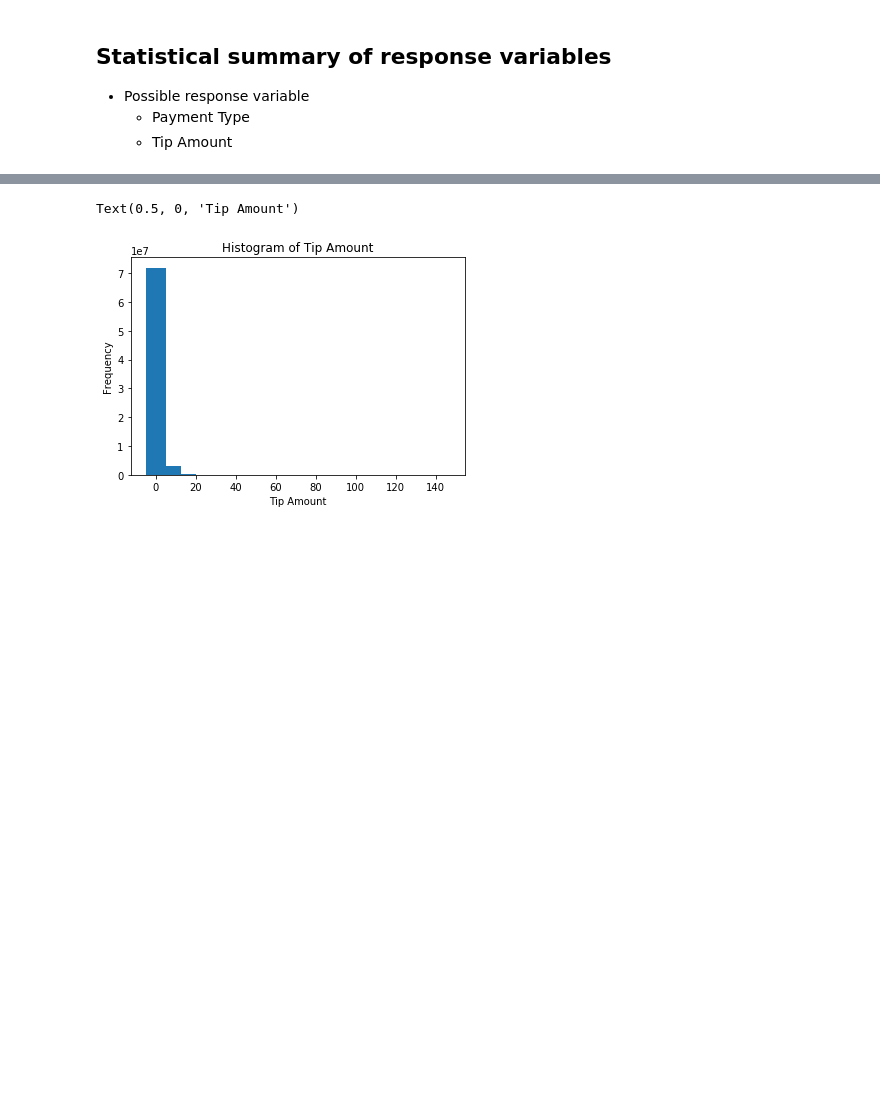
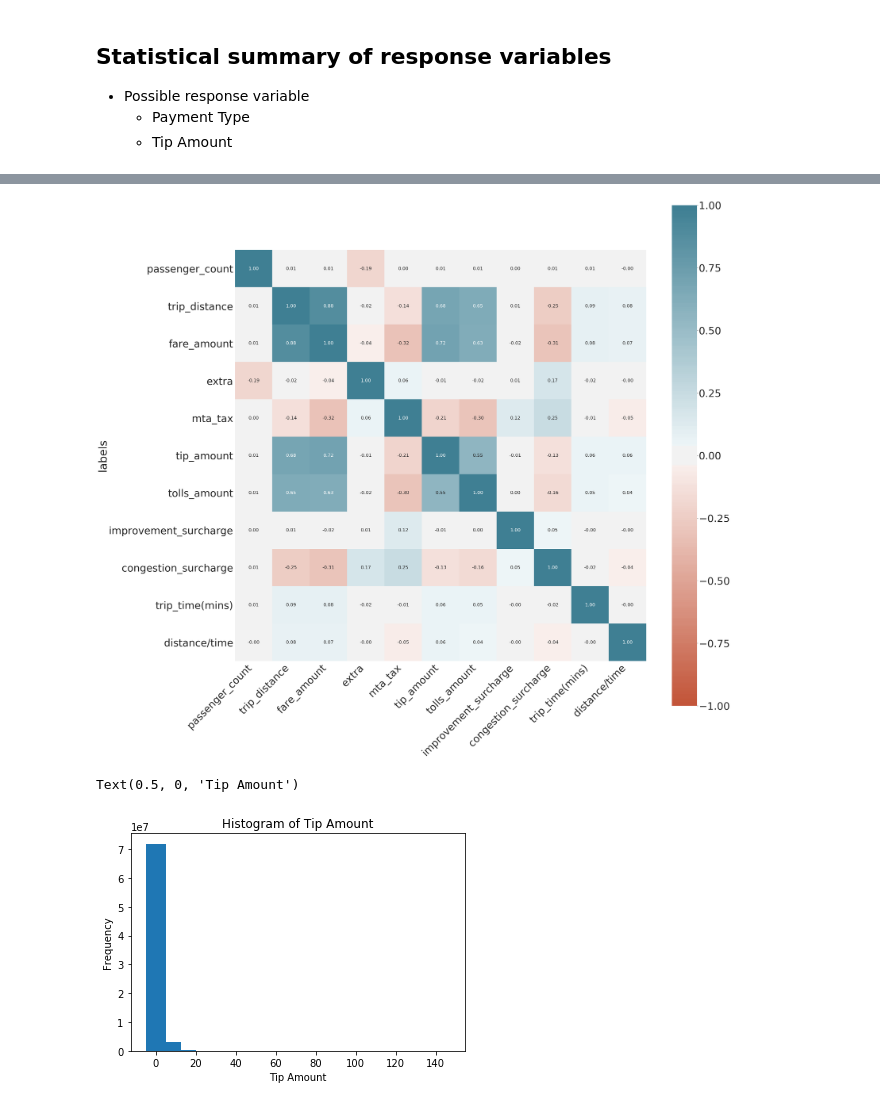
Before and after one commit to yte9pc/Yellow-Cab-Models-Using-PySpark, a Jupyter notebook: notebooks/explorationSummary.ipynb, the cells around one changed output, grey strips where cells are left out. Cells and saved outputs as stored; diff of their text form; code cells hidden in the pictures; blank space fills up the shorter version.

```diff
--- a/notebooks/explorationSummary.ipynb
+++ b/notebooks/explorationSummary.ipynb
@@ -195,0 +182,8 @@ tip_amount.summary().show()
+# %%
+data = data.withColumn("pickup_week_day", date_format("tpep_pickup_datetime", "u").cast(IntegerType()))\
+    .withColumn("pickup_hour", hour("tpep_pickup_datetime"))\
+    .withColumn("dropoff_week_day", date_format("tpep_dropoff_datetime", "u").cast(IntegerType()))\
+    .withColumn("dropoff_hour", hour("tpep_dropoff_datetime"))\
+    .withColumn("trip_time(mins)", (col("tpep_dropoff_datetime").cast(LongType()) - col("tpep_pickup_datetime").cast(LongType()))/60)\
+    .withColumn("distance/time", (col("trip_distance")/col("trip_time(mins)")))
+tip_amount = data.filter(data.payment_type == 1)
@@ -196,3 +207,36 @@ tip_amount.summary().show()
+# %%
+df_corr = tip_amount.select(['passenger_count', 'trip_distance', 'fare_amount', 'extra', 'mta_tax', 'tip_amount', 'tolls_amount',
+             'improvement_surcharge', 'congestion_surcharge', 'trip_time(mins)', 'distance/time'])
+df_corr = df_corr.dropna()
+df_corr = df_corr.select([col(c).cast("double").alias(c) for c in df_corr.columns])
+assembler = VectorAssembler(inputCols=[col for col in df_corr.columns], outputCol="features")
+dt = assembler.transform(df_corr)
+tip_amount_corr = Correlation.corr(dt, "features").head()
+corr = spark.createDataFrame(tip_amount_corr[0].toArray().tolist(), dt.columns[:-1])
+corr = corr.toPandas()
+corr['labels'] = dt.columns[:-1]
+corr.set_index('labels', inplace = True)
+
+fig, ax = plt.subplots(figsize=(50,50))
+sns.set(font_scale=5)
+ax = sns.heatmap(
+    corr,
+    vmin=-1, vmax=1, center=0,
+    cmap=sns.diverging_palette(20, 220, n=200),
+    square=True,
+    annot=True,
+    fmt=".2f",
+    annot_kws={'size':25}
+)
+ax.set_xticklabels(
+    ax.get_xticklabels(),
+    rotation=45,
+    horizontalalignment='right'
+);
+sns.set(font_scale=5)
+plt.savefig('corr.png')
+# %% [output]
+[figure, added]
 # %%
 filtertip = tip_amount.filter((tip_amount.tip_amount >= 0) & (tip_amount.tip_amount < 150))
 # %%
```
Also changed, not shown: parts of 16 cells of this notebook.
